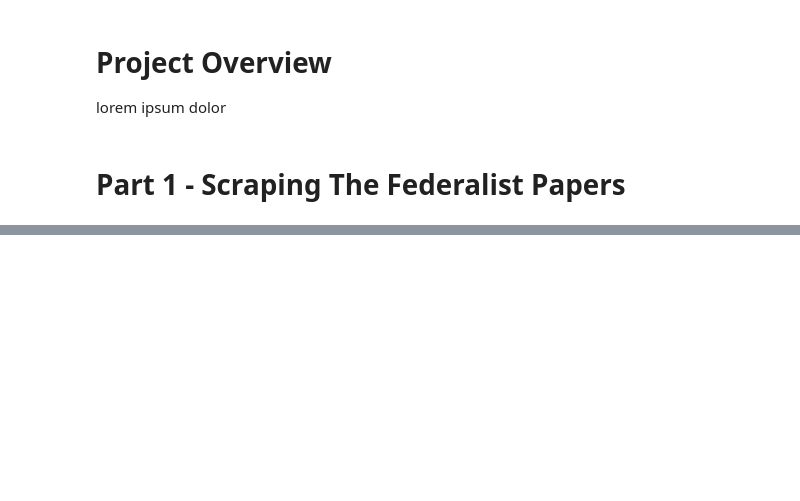
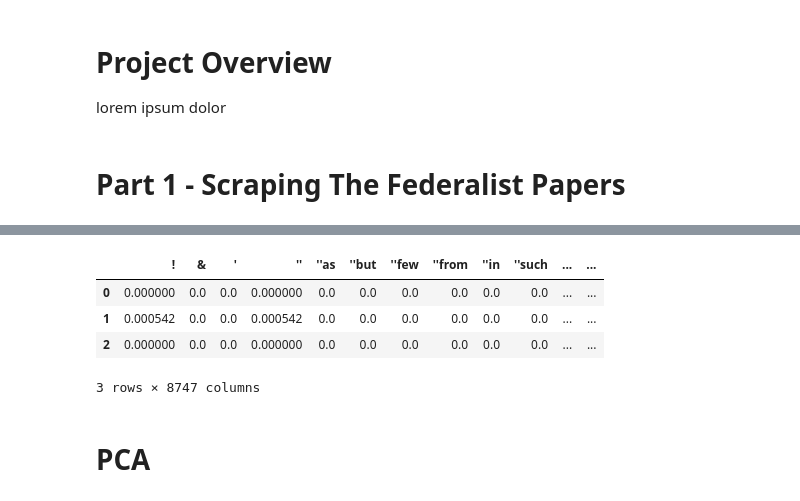
Before and after one commit to sdsawtelle/yale-som-python-workshop, a Jupyter notebook: notebooks/Federalist_Papers_Data_Project.ipynb, the cells around one changed output, grey strips where cells are left out. Saved outputs shown, nothing was run; the diff lists cells and outputs as text; code cells hidden in the pictures; blank space fills up the shorter version.

```diff
--- a/notebooks/Federalist_Papers_Data_Project.ipynb
+++ b/notebooks/Federalist_Papers_Data_Project.ipynb
@@ -187,0 +122,16 @@ with open("../tokens.csv", "w") as f:
+# %%
+# Fill in zeros for the NaNs
+df.fillna(0, inplace=True)
+
+# Divide rows by totals to normalize the word count within a document into a word frequency
+for i in range(N):
+    s = sum(df.iloc[i])
+    df.iloc[i] = [n/s for n in df.iloc[i]]
+
+df.head(3)
+# %% [output]
+|  | ! | & | ' | '' | ''as | ''but | ''few | ''from | ''in | ''such | ... | ... |
+| 0 | 0.000000 | 0.0 | 0.0 | 0.000000 | 0.0 | 0.0 | 0.0 | 0.0 | 0.0 | 0.0 | ... | ... |
+| 1 | 0.000542 | 0.0 | 0.0 | 0.000542 | 0.0 | 0.0 | 0.0 | 0.0 | 0.0 | 0.0 | ... | ... |
+| 2 | 0.000000 | 0.0 | 0.0 | 0.000000 | 0.0 | 0.0 | 0.0 | 0.0 | 0.0 | 0.0 | ... | ... |
+3 rows × 8747 columns
@@ -187,0 +147,2 @@ with open("../tokens.csv", "w") as f:
+# %% [markdown]
+# PCA
```
Also changed, not shown: parts of 44 cells of this notebook, 5 other files.
